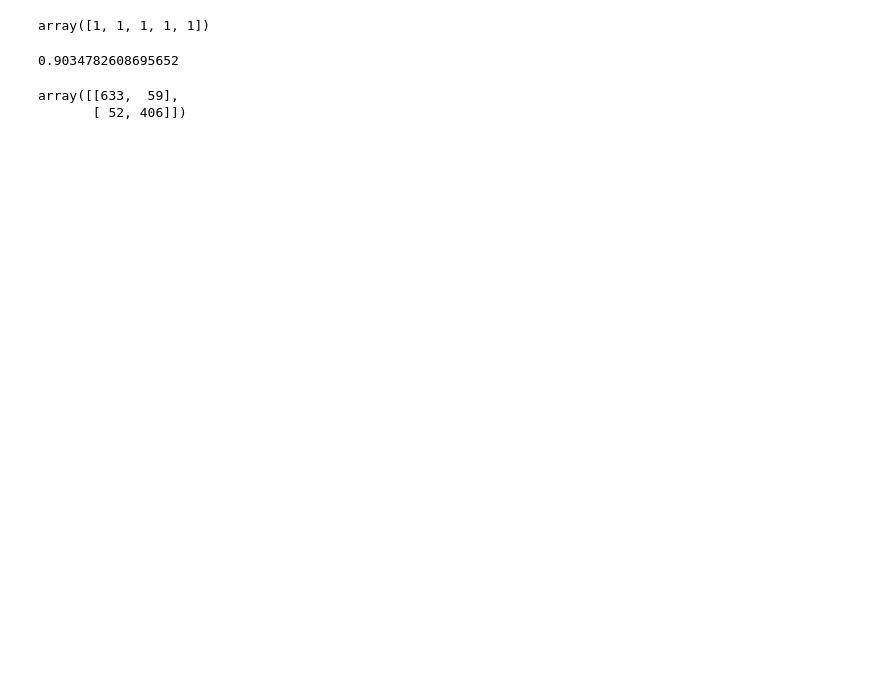
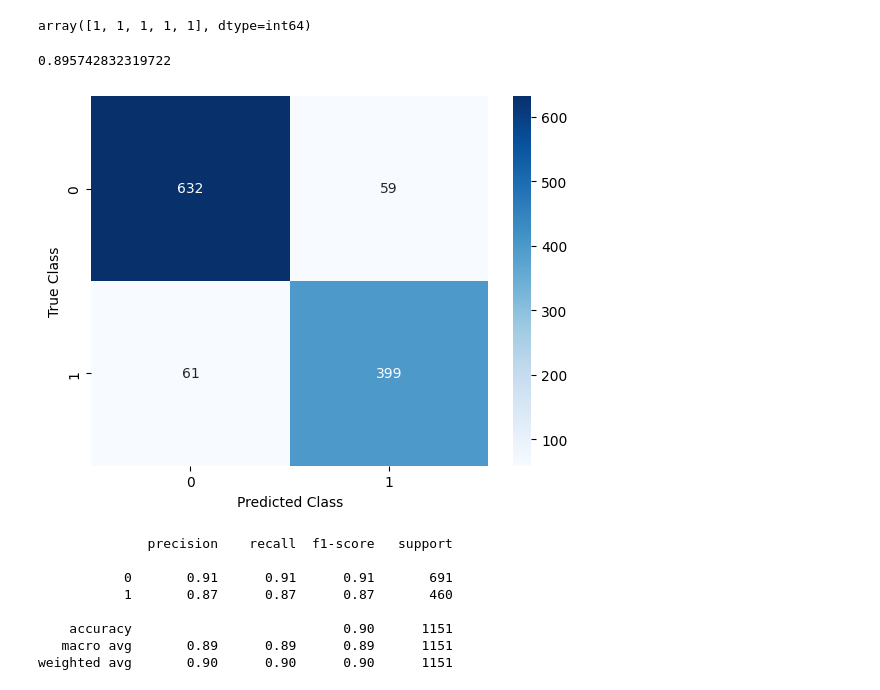
Before and after one commit to nisuliHettiarachchi/Machine-Learning-Coursework, a Jupyter notebook: Decision_Tree.ipynb, the cells around one changed output. Drawn from its saved outputs; the diff is of its cells as text; code cells hidden in the pictures; blank space fills up the shorter version.

```diff
--- a/Decision_Tree.ipynb
+++ b/Decision_Tree.ipynb
@@ -16,14 +16,14 @@ data.head()
 # %%
-X = data.drop(columns=['1'])
+X = data.drop(columns=['capital_run_length_total'])
 
 #separate target values
-feature_cols = data['1'].values
+feature_cols = data['capital_run_length_total'].values
 
 #view target values
 y = feature_cols
 y[:5]
 # %% [output]
-array([1, 1, 1, 1, 1])
+array([1, 1, 1, 1, 1], dtype=int64)
 # %%
 from sklearn.model_selection import train_test_split
 X_train, X_test, y_train, y_test =  train_test_split(X,y,test_size = 0.25, random_state= 0)
@@ -44,11 +44,34 @@ y_pred[0:5]
 
 classifier.score(X_test, y_test)
 # %% [output]
-0.9034782608695652
+0.895742832319722
+# %%
+from sklearn.neighbors import KNeighborsClassifier
+from sklearn.metrics import confusion_matrix
+import seaborn as sns
+import matplotlib.pyplot as plt
+
+# Create the confusion matrix
+cm = confusion_matrix(y_test, y_pred)
+
+# Plot the confusion matrix
+sns.heatmap(cm, annot=True, cmap='Blues', fmt = 'd')
+plt.xlabel('Predicted Class')
+plt.ylabel('True Class')
+plt.show()
+# %% [output]
+[figure, added]
 # %%
-from sklearn.metrics import confusion_matrix
-cm = confusion_matrix(y_test, y_pred)
-cm
+from sklearn.metrics import classification_report
+
+#Print the classification report
+print(classification_report(y_test, y_pred))
 # %% [output]
-array([[633,  59],
-       [ 52, 406]])
+              precision    recall  f1-score   support
+
+           0       0.91      0.91      0.91       691
+           1       0.87      0.87      0.87       460
+
+    accuracy                           0.90      1151
+   macro avg       0.89      0.89      0.89      1151
+weighted avg       0.90      0.90      0.90      1151
```
Also changed, not shown: parts of 1 cell of this notebook, 2 other files.
